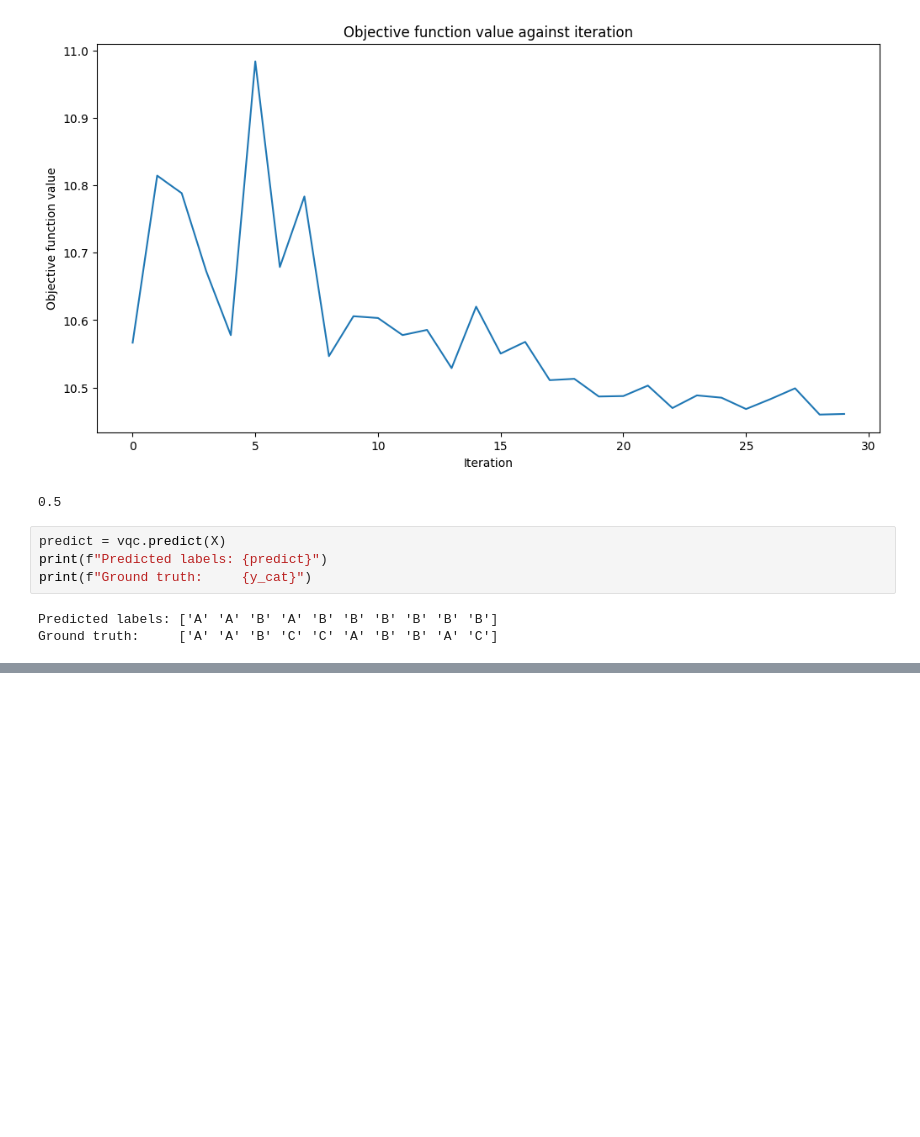
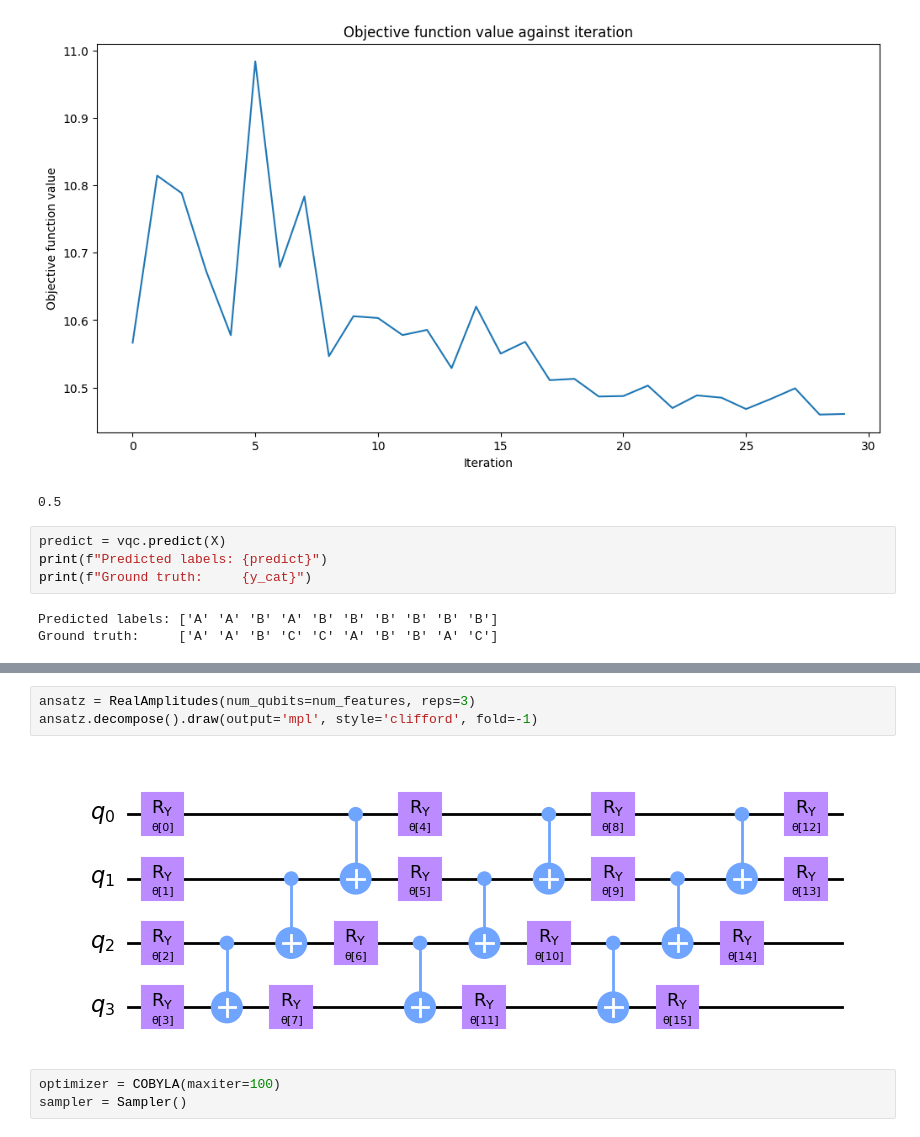
Before and after one commit to bills1912/quantum-computing-ml, a Jupyter notebook: Quantum Computing - Supervised Learning.ipynb, the cells around one changed output, grey strips where cells are left out. Saved outputs shown, nothing was run; the diff lists cells and outputs as text; blank space fills up the shorter version.

```diff
--- a/Quantum Computing - Supervised Learning.ipynb
+++ b/Quantum Computing - Supervised Learning.ipynb
@@ -225,0 +265,8 @@ Ground truth:     ['A' 'A' 'B' 'C' 'C' 'A' 'B' 'B' 'A' 'C']
+# %%
+ansatz = RealAmplitudes(num_qubits=num_features, reps=3)
+ansatz.decompose().draw(output='mpl', style='clifford', fold=-1)
+# %% [output]
+[figure, added]
+# %%
+optimizer = COBYLA(maxiter=100)
+sampler = Sampler()
```
Also changed, not shown: parts of 12 cells of this notebook.
